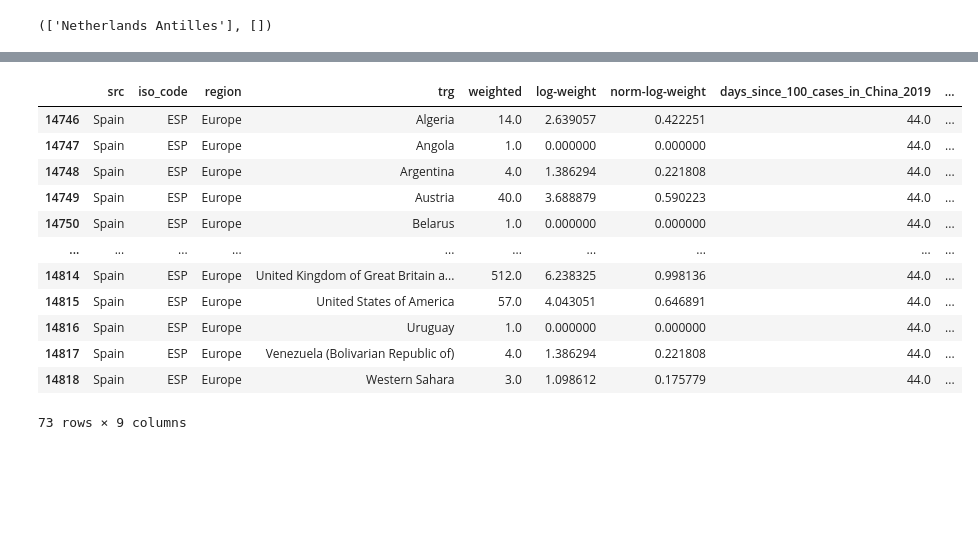
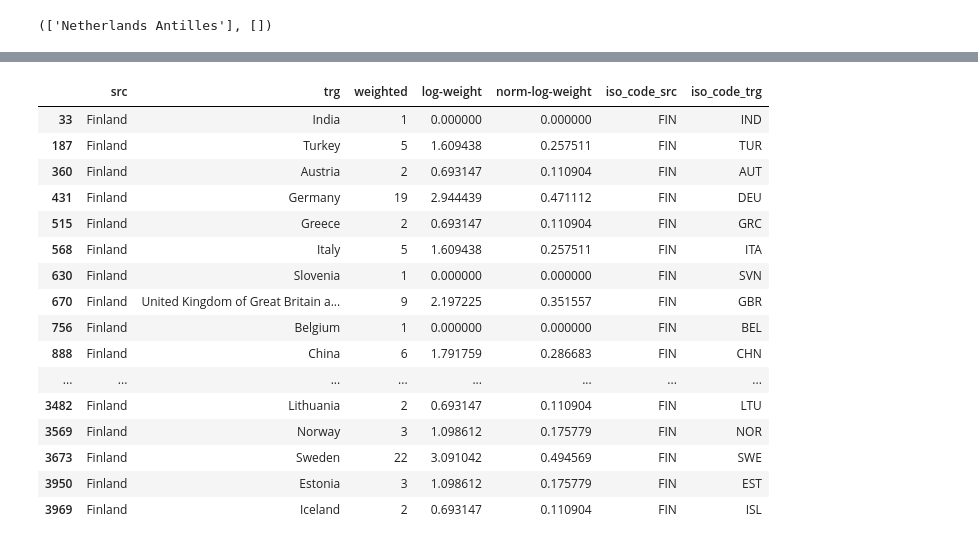
Before and after one commit to jcllobet/MasterThesis, a Jupyter notebook: Unify_Country_ISOs.ipynb, the cells around one changed output, grey strips where cells are left out. Drawn from its saved outputs; the diff is of its cells as text; code cells hidden in the pictures; blank space fills up the shorter version.

Commit message:
minor changes on db, from csv to tsv and dropping irrelevant countries

```diff
--- a/Unify_Country_ISOs.ipynb
+++ b/Unify_Country_ISOs.ipynb
@@ -388,0 +574,5 @@ flt_u
+# %%
+#dropping nan index (1)
+to_drop = flt_u[flt_u.isna().any(axis=1)].index
+flt_u = flt_u.drop(to_drop)
+flt_u
@@ -388,0 +599,3 @@ flt_u
+# %%
+cov_u = cov_u.rename(columns={"iso_code": "iso_code_src"})
+cov_u
@@ -389,9 +635,14 @@ flt_u
 # %%
-flt_u = iso_fill(flt_u,cov_u,"iso_code")
-flt_u = flt_u.drop_duplicates(subset=['src', 'trg'],keep="first")
+cov_only = iso_fill(prt_src,cov_u,where = "iso_code_src", method = "left")
+cov_only = cov_only.drop_duplicates(subset=['src', 'iso_code_src'],keep="first")
+cov_only
 
 #fixing corner cases
 
-flt_u["days_since_100_cases_in_China_2019"] = flt_u.days_since_100_cases_in_China_2019.fillna(
+cov_only["days_to_first_100_cases"] = cov_only.days_to_first_100_cases.fillna(
     pd.to_datetime("2022-10-13", format='%Y-%m-%d') - pd.to_datetime("2020-01-18", format='%Y-%m-%d'))
-flt_u = flt_u.dropna()
+
+cov_only
+
+#CAREFUL, DON'T DO THIS
+#flt_u = flt_u.dropna()
@@ -487,7 +753,8 @@ prt_u
 from datetime import datetime, timedelta
 
 # Converting from timedelta into integer to avoid saving in csv errors
-prt_u["days_since_100_cases_in_China_2019"] = prt_u["days_since_100_cases_in_China_2019"]/(timedelta (days=1))
-flt_u["days_since_100_cases_in_China_2019"] = flt_u["days_since_100_cases_in_China_2019"]/(timedelta (days=1))
-prt_u
+#prt_u["days_to_first_100_cases"] = prt_u["days_to_first_100_cases"]/(timedelta (days=1))
+#flt_u["days_to_first_100_cases"] = flt_u["days_to_first_100_cases"]/(timedelta (days=1))
+cov_only["days_to_first_100_cases"] = cov_only["days_to_first_100_cases"]/(timedelta (days=1))
+cov_only
 # %% [output]
@@ -507,20 +774,27 @@ prt_u
 # %%
-prt_u["weeks_since_100_cases"] = prt_u["days_since_100_cases_in_China_2019"].astype(int)//7
-flt_u["weeks_since_100_cases"] = flt_u["days_since_100_cases_in_China_2019"].astype(int)//7
-flt_u[flt_u['src']=="Spain"]
+#prt_u["weeks_since_100_cases"] = prt_u["days_to_first_100_cases"].astype(int)//7
+#flt_u["weeks_since_100_cases"] = flt_u["days_to_first_100_cases"].astype(int)//7
+#flt_u[flt_u['src']=="Spain"]
+cov_only["weeks_since_100_cases"] = cov_only["days_to_first_100_cases"].astype(int)//7
+cov_only[cov_only['src']=="Finland"]
+flt_u[flt_u['src']=="Finland"]
 # %% [output]
-|  | src | iso_code | region | trg | weighted | log-weight | norm-log-weight | days_since_100_cases_in_China_2019 | ... |
-| 14746 | Spain | ESP | Europe | Algeria | 14.0 | 2.639057 | 0.422251 | 44.0 | ... |
-| 14747 | Spain | ESP | Europe | Angola | 1.0 | 0.000000 | 0.000000 | 44.0 | ... |
-| 14748 | Spain | ESP | Europe | Argentina | 4.0 | 1.386294 | 0.221808 | 44.0 | ... |
-| 14749 | Spain | ESP | Europe | Austria | 40.0 | 3.688879 | 0.590223 | 44.0 | ... |
-| 14750 | Spain | ESP | Europe | Belarus | 1.0 | 0.000000 | 0.000000 | 44.0 | ... |
-| ... | ... | ... | ... | ... | ... | ... | ... | ... | ... |
-| 14814 | Spain | ESP | Europe | United Kingdom of Great Britain a... | 512.0 | 6.238325 | 0.998136 | 44.0 | ... |
-| 14815 | Spain | ESP | Europe | United States of America | 57.0 | 4.043051 | 0.646891 | 44.0 | ... |
-| 14816 | Spain | ESP | Europe | Uruguay | 1.0 | 0.000000 | 0.000000 | 44.0 | ... |
-| 14817 | Spain | ESP | Europe | Venezuela (Bolivarian Republic of) | 4.0 | 1.386294 | 0.221808 | 44.0 | ... |
-| 14818 | Spain | ESP | Europe | Western Sahara | 3.0 | 1.098612 | 0.175779 | 44.0 | ... |
+|  | src | trg | weighted | log-weight | norm-log-weight | iso_code_src | iso_code_trg |
+| 33 | Finland | India | 1 | 0.000000 | 0.000000 | FIN | IND |
+| 187 | Finland | Turkey | 5 | 1.609438 | 0.257511 | FIN | TUR |
+| 360 | Finland | Austria | 2 | 0.693147 | 0.110904 | FIN | AUT |
+| 431 | Finland | Germany | 19 | 2.944439 | 0.471112 | FIN | DEU |
+| 515 | Finland | Greece | 2 | 0.693147 | 0.110904 | FIN | GRC |
+| 568 | Finland | Italy | 5 | 1.609438 | 0.257511 | FIN | ITA |
+| 630 | Finland | Slovenia | 1 | 0.000000 | 0.000000 | FIN | SVN |
+| 670 | Finland | United Kingdom of Great Britain a... | 9 | 2.197225 | 0.351557 | FIN | GBR |
+| 756 | Finland | Belgium | 1 | 0.000000 | 0.000000 | FIN | BEL |
+| 888 | Finland | China | 6 | 1.791759 | 0.286683 | FIN | CHN |
+| ... | ... | ... | ... | ... | ... | ... | ... |
+| 3482 | Finland | Lithuania | 2 | 0.693147 | 0.110904 | FIN | LTU |
+| 3569 | Finland | Norway | 3 | 1.098612 | 0.175779 | FIN | NOR |
+| 3673 | Finland | Sweden | 22 | 3.091042 | 0.494569 | FIN | SWE |
+| 3950 | Finland | Estonia | 3 | 1.098612 | 0.175779 | FIN | EST |
+| 3969 | Finland | Iceland | 2 | 0.693147 | 0.110904 | FIN | ISL |
-73 rows × 9 columns
 # %%
 #verifying that only China is patient 0
```
Also changed, not shown: parts of 42 cells of this notebook, 23 other files.
